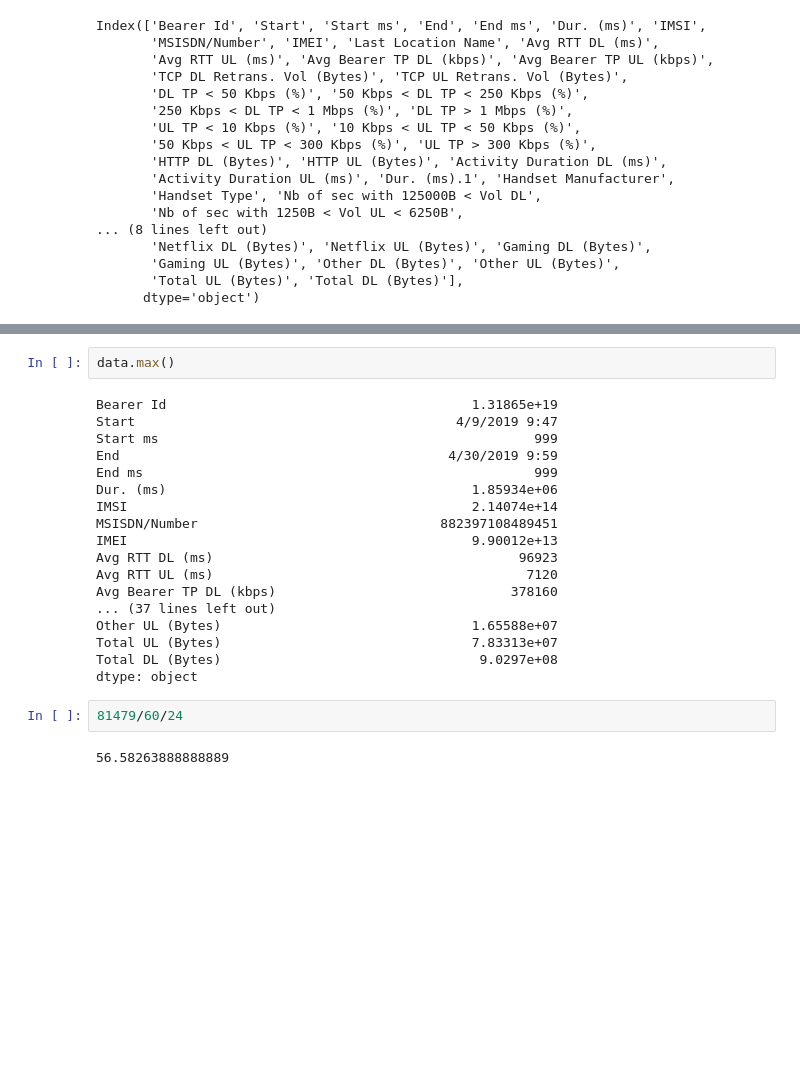
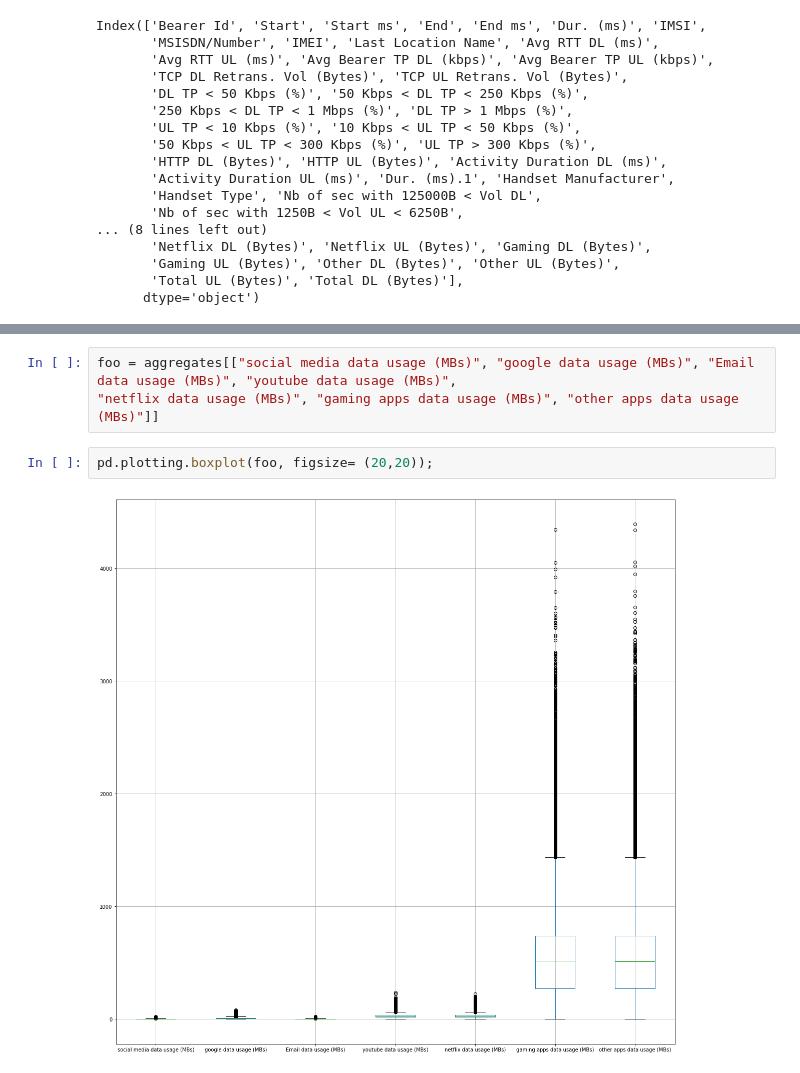
Before and after one commit to JimohAR/it_core_project1, a Jupyter notebook: src/scripts/test.ipynb, the cells around one changed output, grey strips where cells are left out. Drawn from its saved outputs; the diff is of its cells as text; blank space fills up the shorter version.

```diff
--- a/src/scripts/test.ipynb
+++ b/src/scripts/test.ipynb
@@ -291,25 +291,8 @@ aggregates[["tot sessions duration (hrs)"]]
 106554 rows × 1 columns
-# %%
-data.max()
-# %% [output]
-Bearer Id                                       1.31865e+19
-Start                                         4/9/2019 9:47
-Start ms                                                999
-End                                          4/30/2019 9:59
-End ms                                                  999
-Dur. (ms)                                       1.85934e+06
-IMSI                                            2.14074e+14
-MSISDN/Number                               882397108489451
-IMEI                                            9.90012e+13
-Avg RTT DL (ms)                                       96923
-Avg RTT UL (ms)                                        7120
-Avg Bearer TP DL (kbps)                              378160
-... (37 lines left out)
-Other UL (Bytes)                                1.65588e+07
-Total UL (Bytes)                                7.83313e+07
-Total DL (Bytes)                                 9.0297e+08
-dtype: object
-# %%
-81479/60/24
-# %% [output]
-56.58263888888889
+# %%
+foo = aggregates[["social media data usage (MBs)", "google data usage (MBs)", "Email data usage (MBs)", "youtube data usage (MBs)",
+"netflix data usage (MBs)", "gaming apps data usage (MBs)", "other apps data usage (MBs)"]]
+# %%
+pd.plotting.boxplot(foo, figsize= (20,20));
+# %% [output]
+[figure, added]
```
Also changed, not shown: parts of 2 cells of this notebook, 6 other files.
